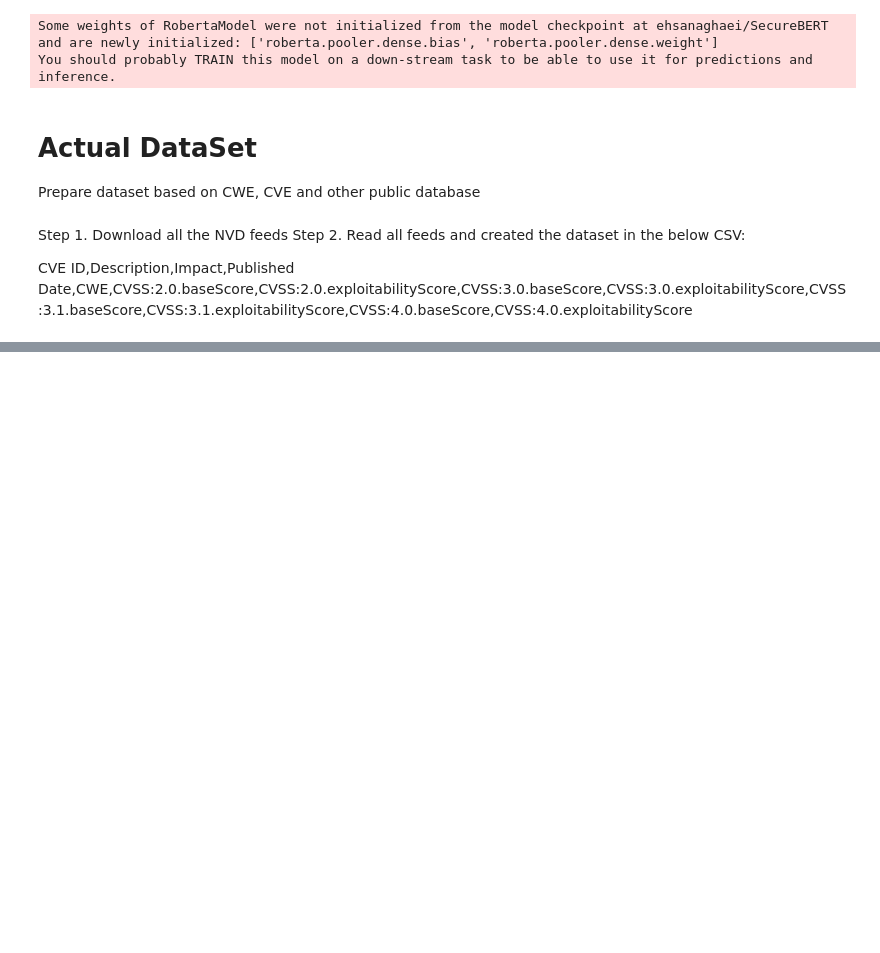
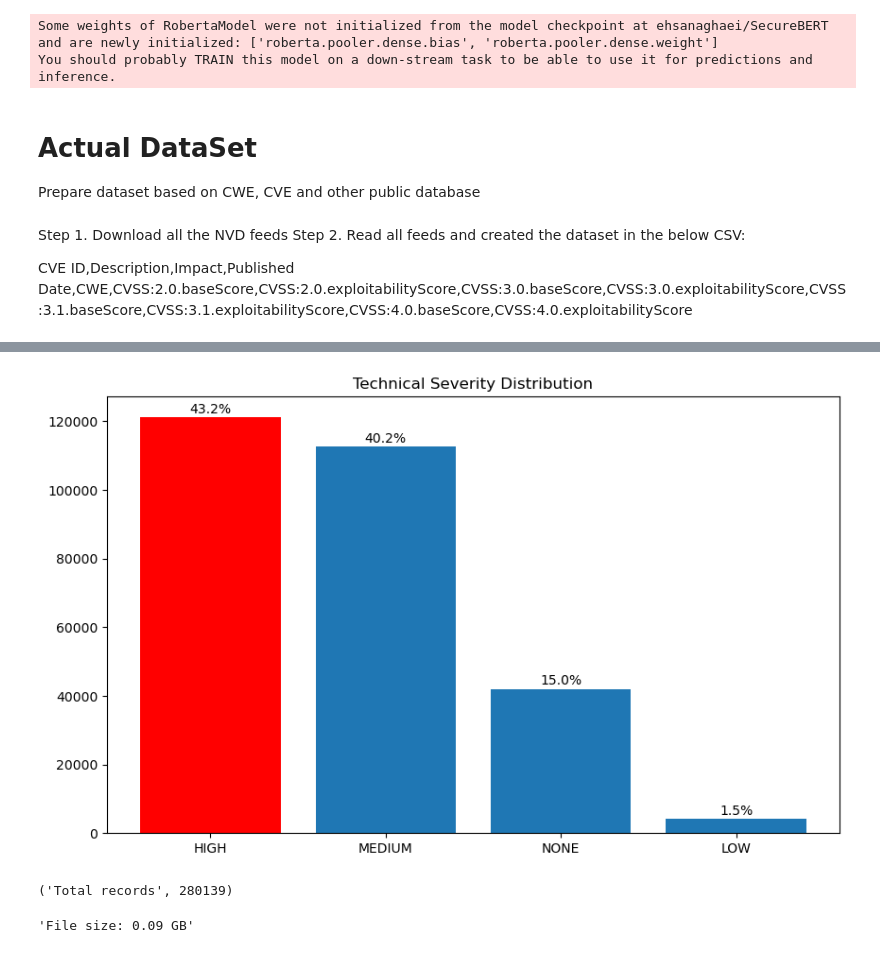
Before and after one commit to vinaybist/SecurityRequirement, a Jupyter notebook: SecurityRequirement.ipynb, the cells around one changed output, grey strips where cells are left out. Drawn from its saved outputs; the diff is of its cells as text; code cells hidden in the pictures; blank space fills up the shorter version.

Commit message:
Add files via upload
updated Data processing

```diff
--- a/SecurityRequirement.ipynb
+++ b/SecurityRequirement.ipynb
@@ -560,0 +565,37 @@ drive.mount('/content/drive')
+# %%
+df = pd.read_csv('final_output/combined_cve_data.csv')
+plt.figure(figsize=(10,6))
+
+counts = df['Technical_Severity'].value_counts()
+total = len(df)
+percentages = (counts / total * 100).round(1)
+
+# Create color list - default blue, but red for highest percentage
+colors = ['#1f77b4'] * len(counts)  # Default blue for all bars
+max_pct_idx = percentages.argmax()  # Get index of highest percentage
+colors[max_pct_idx] = 'red'         # Set highest to red
+
+bars = plt.bar(counts.index, counts.values, color=colors)
+
+# Add percentage annotations above each bar
+for i, v in enumerate(percentages):
+    plt.annotate(f'{v}%',
+                xy=(i, counts[i]),
+                xytext=(0, 3),
+                textcoords="offset points",
+                ha='center')
+
+plt.title('Technical Severity Distribution')
+plt.savefig('severity_distribution.png')
+# %% [output]
+[figure, added]
+# %%
+"Total records",len(df)
+# %% [output]
+('Total records', 280139)
+# %%
+import os
+s_bytes = os.path.getsize("final_output/combined_cve_data.csv")
+f"File size: {s_bytes/(1024*1024*1024):.2f} GB"
+# %% [output]
+'File size: 0.09 GB'
```
Also changed, not shown: parts of 23 cells of this notebook.
